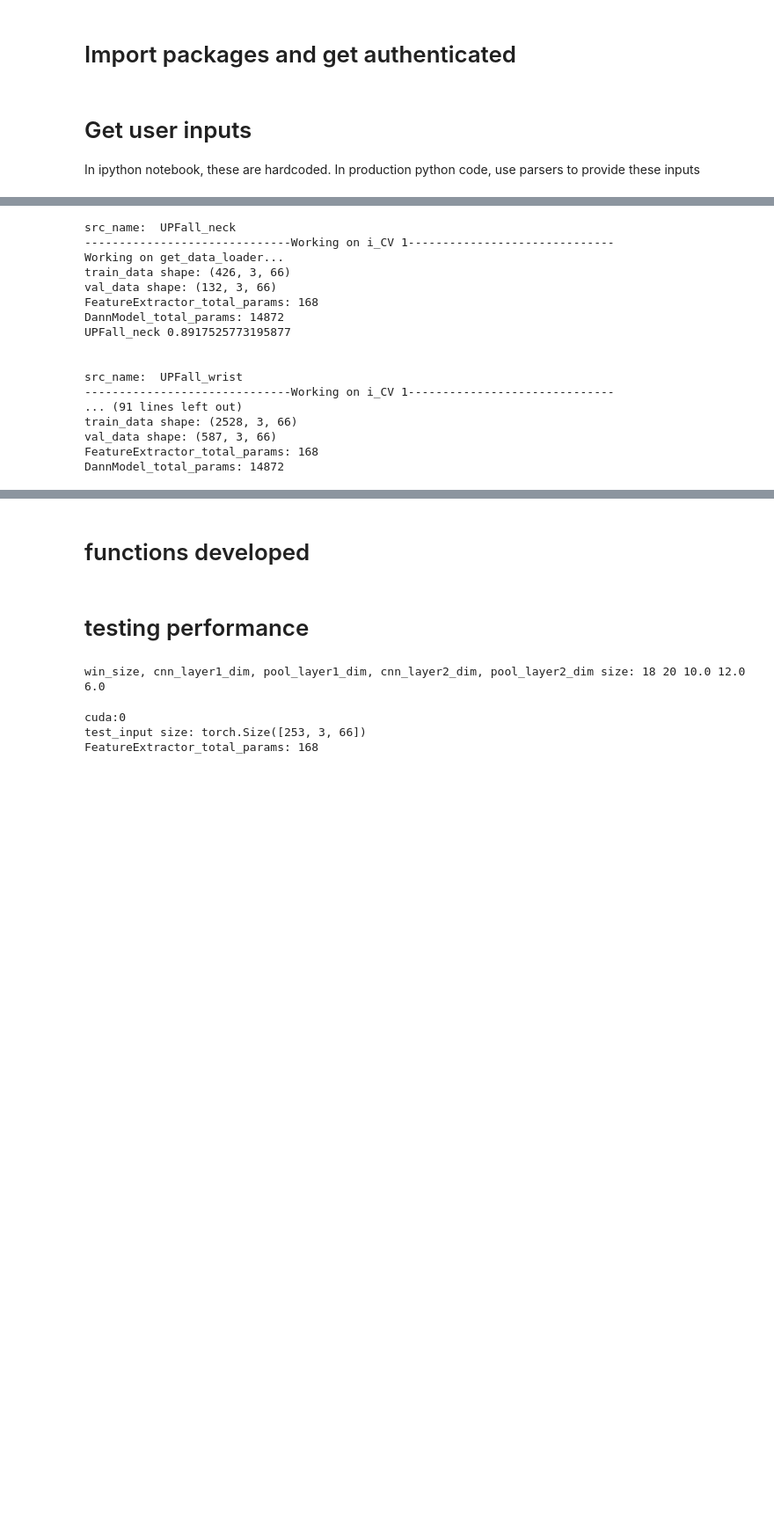
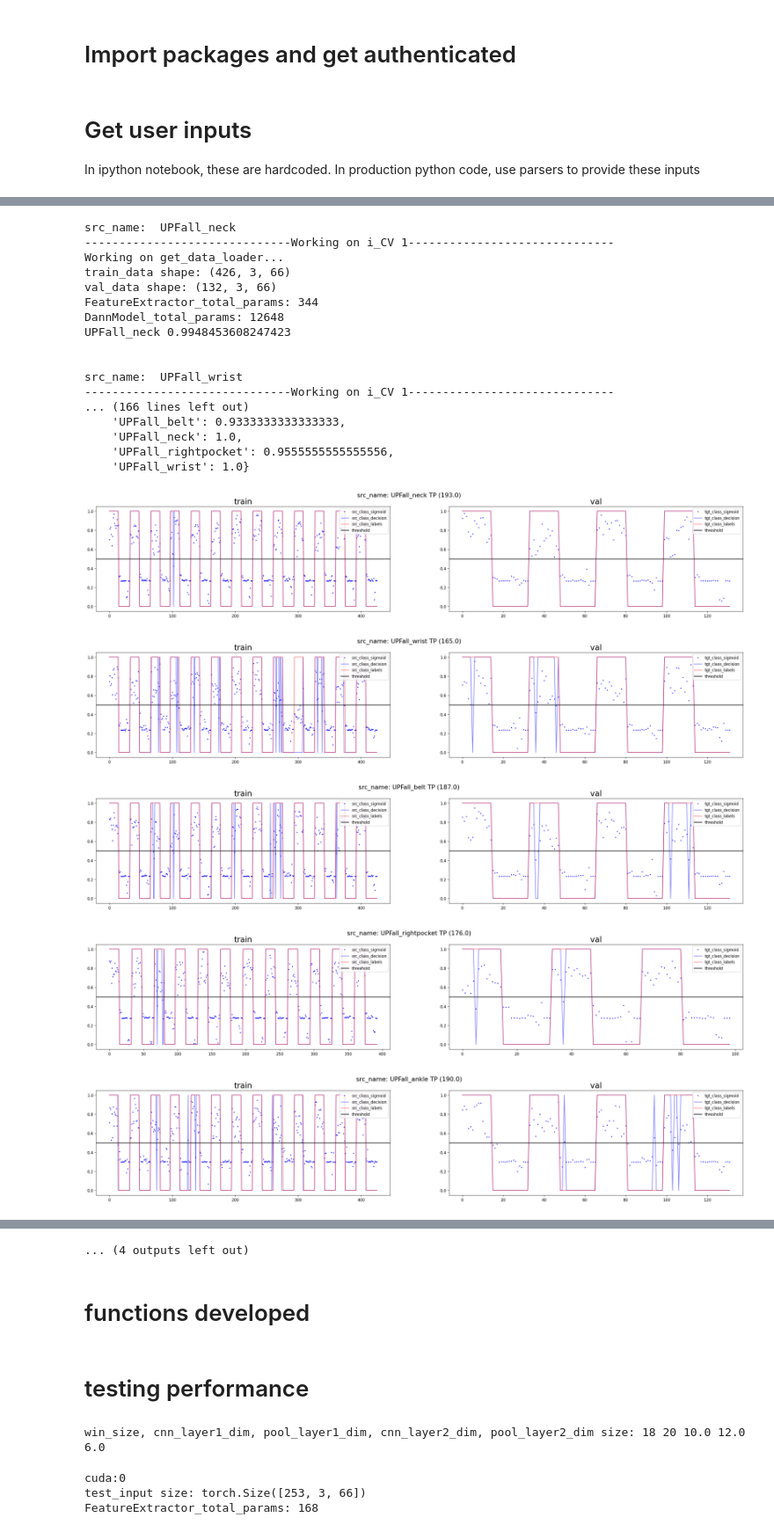
Before and after one commit to chanmi168/Fall-Detection-DAT, a Jupyter notebook: stage2/stage2_ArchDesignStudio.ipynb, the cells around one changed output, grey strips where cells are left out. Shown at 88% size. Cells and saved outputs as stored; diff of their text form; code cells hidden in the pictures; blank space fills up the shorter version.

```diff
--- a/stage2/stage2_ArchDesignStudio.ipynb
+++ b/stage2/stage2_ArchDesignStudio.ipynb
@@ -75,13 +76,13 @@ parser.add_argument('--show_diagnosis_plt', metavar='show_diagnosis_plt', help='
 # split_mode = '5fold'
 
 # checklist 2: comment first line, uncomment second line seizures_FN
-args = parser.parse_args(['--input_folder', '../../data_mic/stage1_preprocessed_NormalforAllAxes_18hz_5fold',
-                          '--output_folder', '../../data_mic/stage2_modeloutput_NormalforAllAxes_18hz_5fold',
+args = parser.parse_args(['--input_folder', '../../data_mic/stage1_preprocessed_WithoutNormal_18hz_5fold',
+                          '--output_folder', '../../data_mic/stage2_modeloutput_WithoutNormal_18hz_5fold',
                           '--extractor_type', 'CNN',
-                          '--num_epochs', '10',
-                          '--CV_n', '2',
-                          '--rep_n', '2',
-                          '--cuda_i', '2',
+                          '--num_epochs', '5',
+#                           '--CV_n', '2',
+#                           '--rep_n', '2',
+#                           '--cuda_i', '2',
                           '--show_diagnosis_plt', 'True',
                           '--tasks_list', 'UPFall_wrist-UMAFall_wrist',])
 #                           '--tasks_list', 'UMAFall_waist-UMAFall_wrist UPFall_wrist-UMAFall_ankle',])
@@ -236,7 +366,7 @@ src_names = ['UPFall_neck','UPFall_wrist','UPFall_belt','UPFall_rightpocket','UP
              'UMAFall_chest','UMAFall_wrist','UMAFall_waist','UMAFall_leg','UMAFall_ankle',
              'SFDLA_chest','SFDLA_wrist','SFDLA_waist','SFDLA_thigh','SFDLA_ankle',]
 # %%
-def plot_epoch(train_loader, val_loader, model):
+def plot_epoch(train_loader, val_loader, model, src_name):
     model.eval()
 
     data = src_train_loader.dataset.data.to(device)
@@ -244,12 +374,14 @@ def plot_epoch(train_loader, val_loader, model):
     feature_out, class_out, _ = model(data)
     out_sigmoid = torch.sigmoid(class_out).data.detach().cpu().numpy()
 
-    fig = plt.figure(figsize=(15, 5), dpi=80)
+    fig = plt.figure(figsize=(30, 5), dpi=120)
+    fig.suptitle('src_name: {} TP ({})'.format(src_name, out_sigmoid[:,1].round().sum()), fontsize=16)
 
     ax1 = fig.add_subplot(1, 2, 1)
     ax1.plot(out_sigmoid[:,1],'.b', label='src_class_sigmoid', markersize=3)
     ax1.plot(out_sigmoid[:,1].round(),'b', alpha=0.5, label='src_class_decision')
     ax1.plot(labels.data.detach().cpu().numpy(),'r', alpha=0.5, label='src_class_labels')
+    ax1.axhline(0.5, color='k', label='threshold')
     ax1.legend(loc='upper right')
     ax1.set_title('train', fontsize=20)
 
@@ -263,22 +395,16 @@ def plot_epoch(train_loader, val_loader, model):
     ax2.plot(out_sigmoid[:,1],'.b', label='tgt_class_sigmoid', markersize=3)
     ax2.plot(out_sigmoid[:,1].round(),'b', alpha=0.5, label='tgt_class_decision')
     ax2.plot(labels.data.detach().cpu().numpy(),'r', alpha=0.5, label='tgt_class_labels')
+    ax2.axhline(0.5, color='k', label='threshold')
     ax2.legend(loc='upper right')
     ax2.set_title('val', fontsize=20)
 # %%
 bad_src_names_list = []
-# results = {}
 results_train = {}
-# [src_name] =  train_performance_dict_list[epoch]['sensitivity']
 results_val = {}
-# [src_name] =  val_src_performance_dict_list[epoch]['src_sensitivity']
 
 for src_name in src_names:
     print('\n\nsrc_name: ', src_name)
-# src_name = src_names[0]
-
-#     if not os.path.exists(outputdir):
-#         os.makedirs(outputdir)
 
     # TODO: don't need to extract training_params
     classes_n = training_params['classes_n']
@@ -301,17 +427,12 @@ for src_name in src_names:
     print('------------------------------Working on i_CV {}------------------------------'.format(i_CV))
     # 1. prepare dataset
     src_train_loader, src_val_loader = get_data_loader(src_inputdir, i_CV, batch_size, learning_rate)
-    # tgt_train_loader, tgt_val_loader = get_data_loader(tgt_inputdir, i_CV, batch_size, learning_rate)
 
     # the model expect the same input dimension for src and tgt data
     src_train_size = src_train_loader.dataset.data.data.detach().cpu().numpy().shape[0]
     src_val_size = src_val_loader.dataset.data.data.detach().cpu().numpy().shape[0]
 
-    # tgt_train_size = tgt_train_loader.dataset.data.data.detach().cpu().numpy().shape[0]
-    # tgt_val_size = tgt_val_loader.dataset.data.data.detach().cpu().numpy().shape[0]
-
     src_input_dim = src_train_loader.dataset.data.data.detach().cpu().numpy().shape[2]
-    # tgt_input_dim = tgt_train_loader.dataset.data.data.detach().cpu().numpy().shape[2]
 
     # 2. prepare model
 
@@ -319,9 +440,7 @@ for src_name in src_names:
 
     train_performance_dict_list = list( {} for i in range(num_epochs) )
     val_src_performance_dict_list = list( {} for i in range(num_epochs) )
-    # val_tgt_performance_dict_list = list( {} for i in range(num_epochs) )
 
-    # model = DannModel(device, class_N=classes_n, domain_N=2, channel_n=channel_n, input_dim=src_input_dim).to(device).float()
     if extractor_type == 'CNN':
         model = DannModel2(device, class_N=classes_n, domain_N=2, channel_n=channel_n, input_dim=src_input_dim).to(device).float()
 #         model = DannModel(device, class_N=classes_n, domain_N=2, channel_n=channel_n, input_dim=src_input_dim).to(device).float()
@@ -341,54 +460,59 @@ for src_name in src_names:
     optimizer = torch.optim.Adam(model.parameters(), lr=learning_rate, weight_decay=0.01)
 
 #     plot_epoch(src_train_loader, src_val_loader, model)
-
-
     # 3. fit the model
     for epoch in range(num_epochs):
         train_performance_dict = train_epoch(src_train_loader, device, model, class_criterion, optimizer, epoch)
+
+        train_performance_dict = val_epoch(src_train_loader, device, model, class_criterion, optimizer, epoch, 'src')
         train_performance_dict_list[epoch] = train_performance_dict
 
         val_src_performance_dict = val_epoch(src_val_loader, device, model, class_criterion, optimizer, epoch, 'src')
         val_src_performance_dict_list[epoch] = val_src_performance_dict
 
-#     plot_epoch(src_train_loader, src_val_loader, model)
-    print(src_name, train_performance_dict_list[epoch]['sensitivity'])
-    results_train[src_name] =  train_performance_dict_list[epoch]['sensitivity']
+    torch.cuda.empty_cache()
+
+    plot_epoch(src_train_loader, src_val_loader, model, src_name)
+
+
+    print(src_name, train_performance_dict_list[epoch]['src_sensitivity'])
+    results_train[src_name] =  train_performance_dict_list[epoch]['src_sensitivity']
     results_val[src_name] =  val_src_performance_dict_list[epoch]['src_sensitivity']
 
-    if train_performance_dict_list[epoch]['sensitivity'] < 0.7:
+    if train_performance_dict_list[epoch]['src_sensitivity'] < 0.7:
         print('{} is bad src'.format(src_name))
         bad_src_names_list.append(src_name)
 
-#         print('train results')
-#         pp = pprint.PrettyPrinter(indent=4)
-#         pp.pprint(train_performance_dict_list[epoch])
-#         print('val results')
-#         pp = pprint.PrettyPrinter(indent=4)
-#         pp.pprint(val_src_performance_dict_list[epoch])
+#     sys.exit()
+
 
 print(bad_src_names_list)
 print('train results')
 pp = pprint.PrettyPrinter(indent=4)
 pp.pprint(results_train)
 print('val results')
 pp = pprint.PrettyPrinter(indent=4)
 pp.pprint(results_val)
 # %% [output]
 src_name:  UPFall_neck
 ------------------------------Working on i_CV 1------------------------------
 Working on get_data_loader...
 train_data shape: (426, 3, 66)
 val_data shape: (132, 3, 66)
-FeatureExtractor_total_params: 168
-DannModel_total_params: 14872
-UPFall_neck 0.8917525773195877
+FeatureExtractor_total_params: 344
+DannModel_total_params: 12648
+UPFall_neck 0.9948453608247423
 
 
 src_name:  UPFall_wrist
 ------------------------------Working on i_CV 1------------------------------
-... (91 lines left out)
-train_data shape: (2528, 3, 66)
-val_data shape: (587, 3, 66)
-FeatureExtractor_total_params: 168
-DannModel_total_params: 14872
+... (166 lines left out)
+    'UPFall_belt': 0.9333333333333333,
+    'UPFall_neck': 1.0,
+    'UPFall_rightpocket': 0.9555555555555556,
+    'UPFall_wrist': 1.0}
+[figure, added]
+[figure, added]
+[figure, added]
+[figure, added]
+[figure, added]
@@ -395,3 +525,4 @@ DannModel_total_params: 14872
+... (4 outputs left out)
 # %% [markdown]
 # functions developed
 # %%
```
Also changed, not shown: parts of 6 cells of this notebook, 20 other files.
